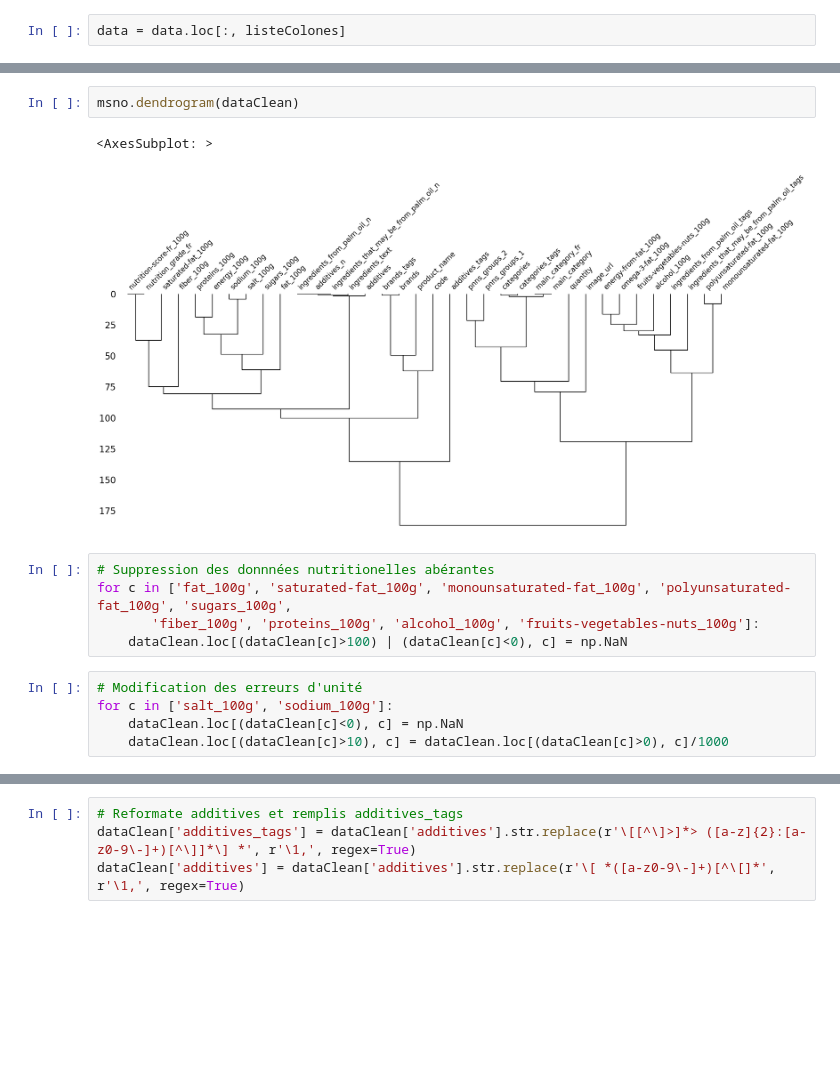
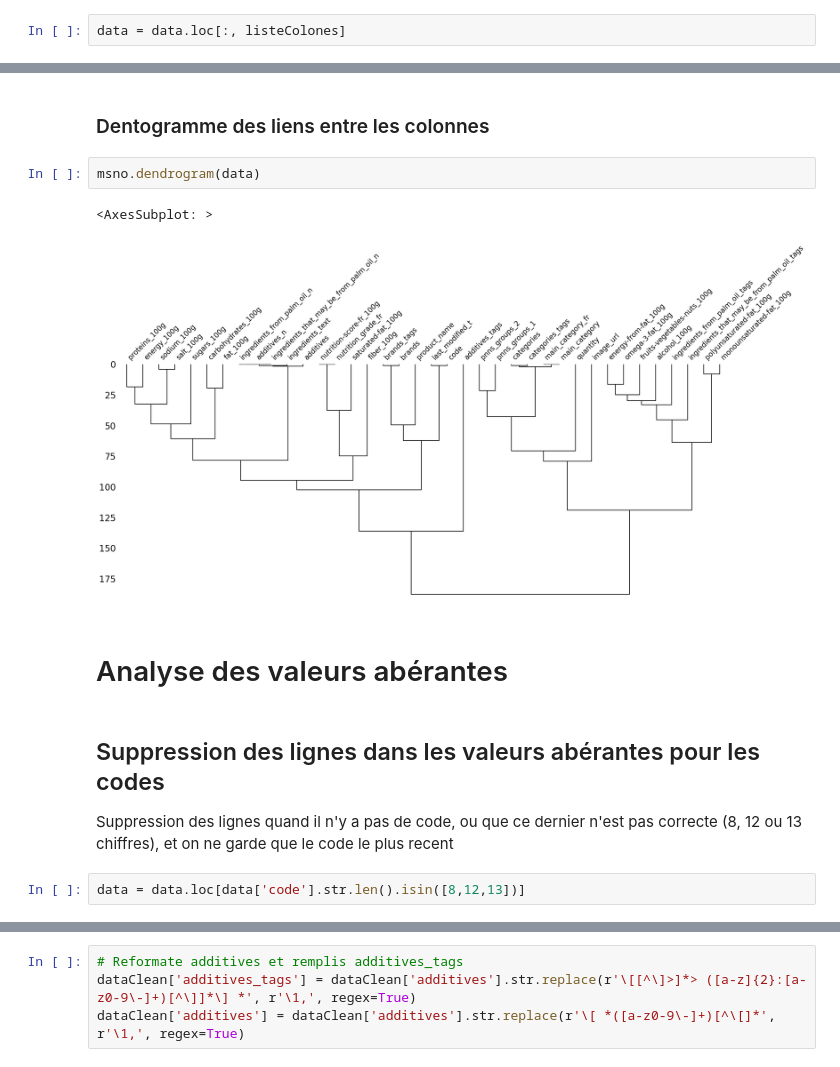
Before and after one commit to CeVague/Projet_3-Concevez_application_pour_sante_publique, a Jupyter notebook: Nettoyage.ipynb, the cells around one changed output, grey strips where cells are left out. Drawn from its saved outputs; the diff is of its cells as text; blank space fills up the shorter version.

Commit message:
Generation des données manquantes
Tentative de génération des données manquantes pour les catégories et les données nutritionnelles

```diff
--- a/Nettoyage.ipynb
+++ b/Nettoyage.ipynb
@@ -153,15 +109,14 @@ msno.heatmap(dataClean)
+# %% [markdown]
+### Dentogramme des liens entre les colonnes
 # %%
-msno.dendrogram(dataClean)
+msno.dendrogram(data)
 # %% [output]
 <AxesSubplot: >
-[figure, old version]
+[figure, new version]
-# %%
-# Suppression des donnnées nutritionelles abérantes
-for c in ['fat_100g', 'saturated-fat_100g', 'monounsaturated-fat_100g', 'polyunsaturated-fat_100g', 'sugars_100g',
-       'fiber_100g', 'proteins_100g', 'alcohol_100g', 'fruits-vegetables-nuts_100g']:
-    dataClean.loc[(dataClean[c]>100) | (dataClean[c]<0), c] = np.NaN
-# %%
-# Modification des erreurs d'unité
-for c in ['salt_100g', 'sodium_100g']:
-    dataClean.loc[(dataClean[c]<0), c] = np.NaN
-    dataClean.loc[(dataClean[c]>10), c] = dataClean.loc[(dataClean[c]>0), c]/1000
+# %% [markdown]
+# Analyse des valeurs abérantes
+# %% [markdown]
+## Suppression des lignes dans les valeurs abérantes pour les codes
+Suppression des lignes quand il n'y a pas de code, ou que ce dernier n'est pas correcte (8, 12 ou 13 chiffres), et on ne garde que le code le plus recent
+# %%
+data = data.loc[data['code'].str.len().isin([8,12,13])]
```
Also changed, not shown: parts of 95 cells of this notebook, 1 other file.
